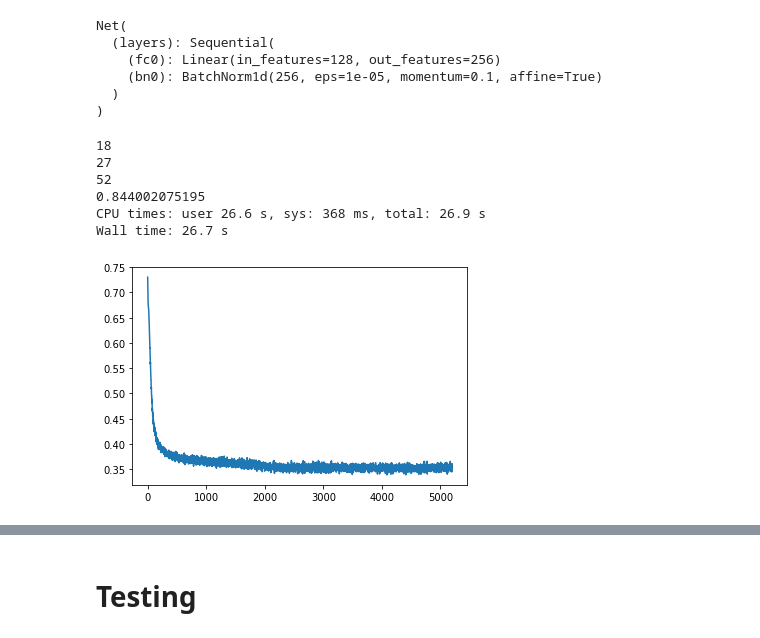
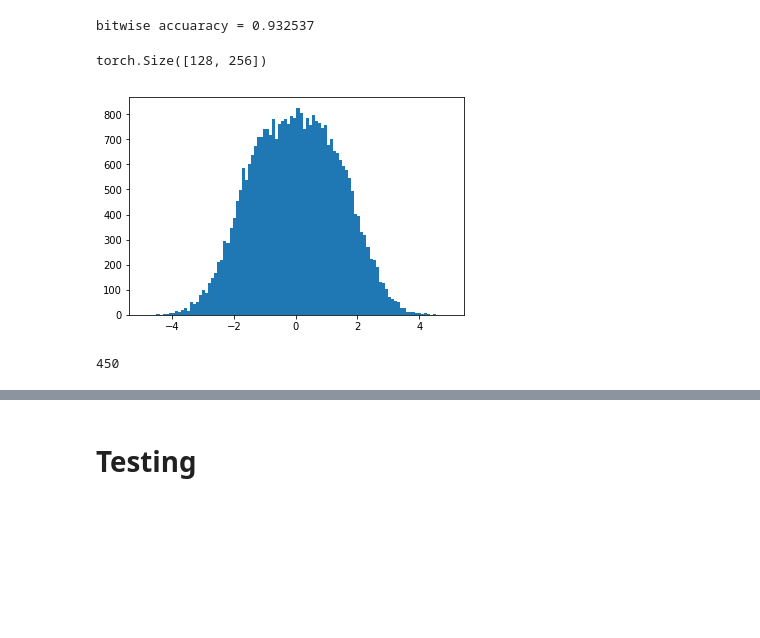
Before and after one commit to afcarl/coding, a Jupyter notebook: codes.ipynb, the cells around one changed output, grey strips where cells are left out. Drawn from its saved outputs; the diff is of its cells as text; code cells hidden in the pictures; blank space fills up the shorter version.

```diff
--- a/codes.ipynb
+++ b/codes.ipynb
@@ -12,6 +12,48 @@ import matplotlib.pyplot as plt
 from collections import OrderedDict
 
 from modules import Net, Channel
+# %%
+class RepeatEncoder(nn.Module):
+    def __init__(self, n):
+        super(RepeatEncoder, self).__init__()
+        self.n = n
+    def forward(self, x):
+        x = x.repeat(1, self.n).view(x.size(0), -1)
+        return 2*x -1
+
+class RepeatDecoder(nn.Module):
+    def __init__(self, n):
+        super(RepeatDecoder, self).__init__()
+        self.n = n
+    def forward(self, x):
+        return x.view(x.size(0), self.n, -1).mean(dim=1)
+# %%
+encoder = RepeatEncoder(3)
+decoder = RepeatDecoder(3)
+all_data = (torch.rand((1000, batch_size, n_bits)) > 0.5).type(torch.FloatTensor)
+n_correct = 0
+for data in all_data:
+    data = Variable(data.cuda())
+    message = encoder(data)
+    #message.data[message.data > 0] = 1
+    #message.data[message.data < 0] = -1
+    corrupted = channel(message)
+    corrupted.data[corrupted.data > 0] = 1
+    corrupted.data[corrupted.data < 0] = -1
+    reconstruction = decoder(corrupted)
+    n_correct += torch.sum(((reconstruction > 0).type(torch.cuda.FloatTensor) == data).type(torch.cuda.FloatTensor))
+print 'bitwise accuaracy = %f' % (float(n_correct) / all_data.nelement())
+# %% [output]
+bitwise accuaracy = 0.932537
+# %%
+message.size()
+# %% [output]
+torch.Size([128, 256])
+# %%
+plt.hist(corrupted.data.cpu().numpy().ravel(), bins=100)
+plt.show()
+# %% [output]
+[figure, added]
 # %%
 n_batches = 100
 batch_size = 128
@@ -24,15 +66,6 @@ decoder = Net(code_len, mid_dim, n_bits, 1, 'all', False).cuda()
 channel = Channel(1.0).cuda()
 
 params = [p for p in encoder.parameters()] + [p for p in decoder.parameters()]
-# %%
-encoder
-# %% [output]
-Net(
-  (layers): Sequential(
-    (fc0): Linear(in_features=128, out_features=256)
-    (bn0): BatchNorm1d(256, eps=1e-05, momentum=0.1, affine=True)
-  )
-)
 # %%
 %%time
 
@@ -70,7 +103,7 @@ while n_stops < 3:
     else:
         n_stale_epochs = 0
 
-    if n_stale_epochs > 5:
+    if n_stale_epochs > 20:
         n_stale_epochs = 0
         n_stops += 1
         optimizer.param_groups[0]['lr'] *= 0.1
@@ -80,10 +113,4 @@ plt.plot(losses)
 
 print float(n_correct) / all_data.nelement()
 # %% [output]
-18
-27
-52
-0.844002075195
-CPU times: user 26.6 s, sys: 368 ms, total: 26.9 s
-Wall time: 26.7 s
+450
-[figure, removed]
```
Also changed, not shown: parts of 3 cells of this notebook.
